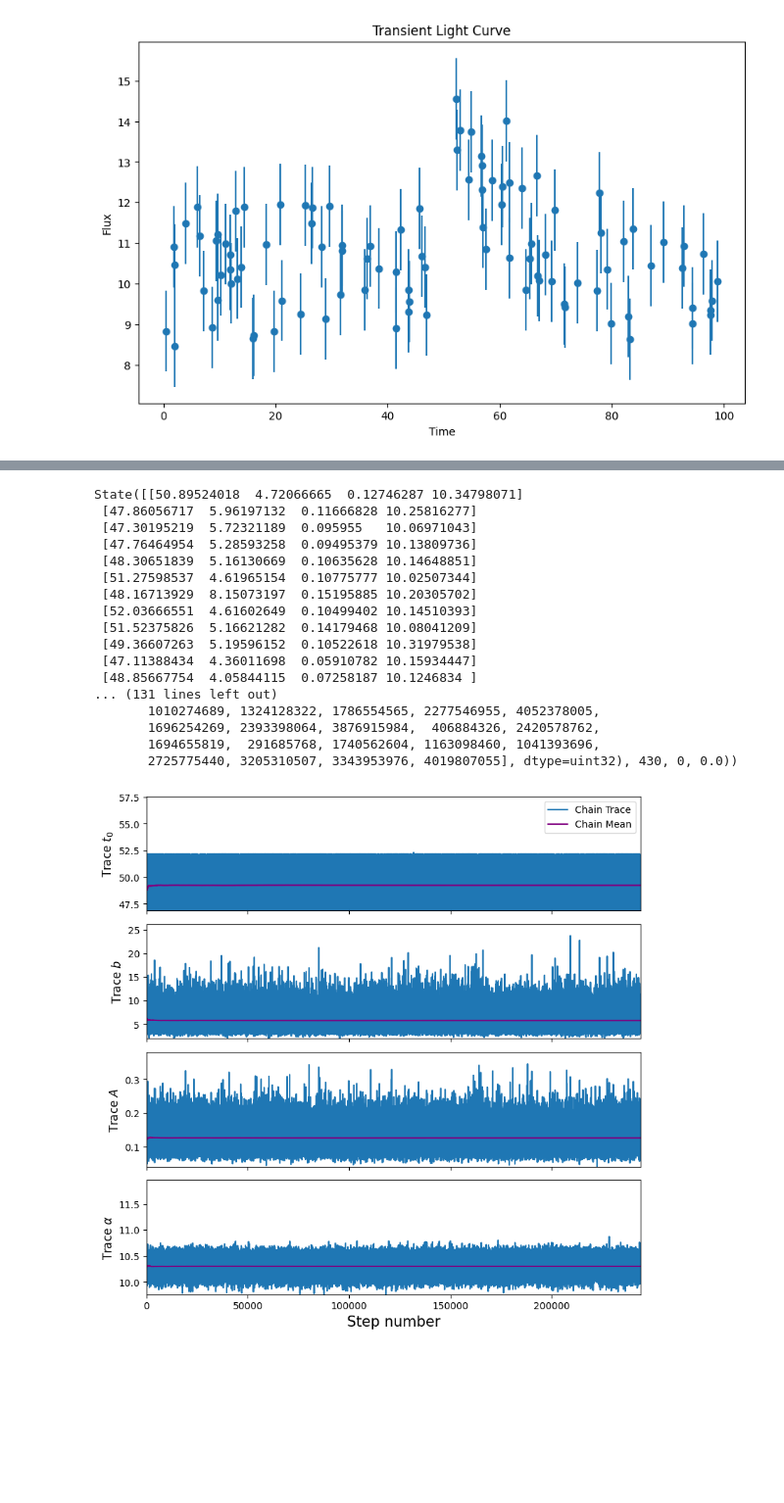
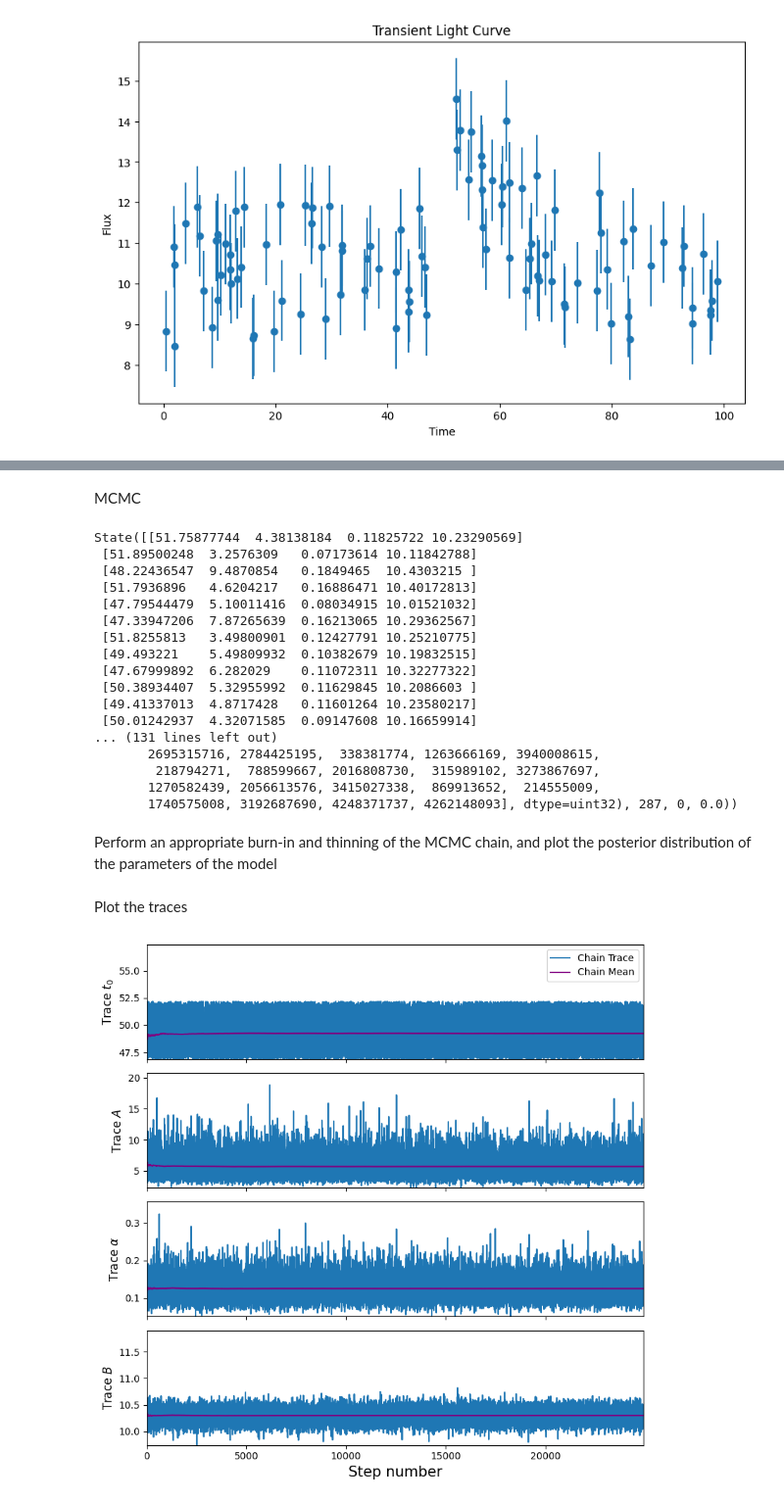
Before and after one commit to tgrisetti/astrostatistics_bicocca_2025, a Jupyter notebook: working/S11.ipynb, the cells around one changed output, grey strips where cells are left out. Shown at 98% size. Saved outputs shown, nothing was run; the diff lists cells and outputs as text; code cells hidden in the pictures; blank space fills up the shorter version.

```diff
--- a/working/S11.ipynb
+++ b/working/S11.ipynb
@@ -53,12 +55,14 @@ def Log_Prior(theta):
 
 def Log_Posterior(theta, data):
     return Log_Prior(theta) + Log_Likelihood(theta, data)
+# %% [markdown]
+MCMC
 # %%
 # MCMC
 
 ndim = 4  # number of parameters in the model
 nwalkers = 20  # number of MCMC walkers
-nsteps = 1000000  # number of MCMC steps to take
+nsteps = 100000  # number of MCMC steps to take
 
 # each walker needs a starting point in the parameter space, so we need to create an array of shape (nwalkers, ndim) that contains the starting points for each walker.
 
@@ -89,21 +93,23 @@ starting_guesses = theta_quick + 1e-1 * np.random.randn(nwalkers, ndim) #gaussia
 sampler = emcee.EnsembleSampler(nwalkers, ndim, Log_Posterior, args=[data])
 sampler.run_mcmc(starting_guesses, nsteps, progress=True)
 # %% [output]
-State([[50.89524018  4.72066665  0.12746287 10.34798071]
- [47.86056717  5.96197132  0.11666828 10.25816277]
- [47.30195219  5.72321189  0.095955   10.06971043]
- [47.76464954  5.28593258  0.09495379 10.13809736]
- [48.30651839  5.16130669  0.10635628 10.14648851]
- [51.27598537  4.61965154  0.10775777 10.02507344]
- [48.16713929  8.15073197  0.15195885 10.20305702]
- [52.03666551  4.61602649  0.10499402 10.14510393]
- [51.52375826  5.16621282  0.14179468 10.08041209]
- [49.36607263  5.19596152  0.10522618 10.31979538]
- [47.11388434  4.36011698  0.05910782 10.15934447]
- [48.85667754  4.05844115  0.07258187 10.1246834 ]
+State([[51.75877744  4.38138184  0.11825722 10.23290569]
+ [51.89500248  3.2576309   0.07173614 10.11842788]
+ [48.22436547  9.4870854   0.1849465  10.4303215 ]
+ [51.7936896   4.6204217   0.16886471 10.40172813]
+ [47.79544479  5.10011416  0.08034915 10.01521032]
+ [47.33947206  7.87265639  0.16213065 10.29362567]
+ [51.8255813   3.49800901  0.12427791 10.25210775]
+ [49.493221    5.49809932  0.10382679 10.19832515]
+ [47.67999892  6.282029    0.11072311 10.32277322]
+ [50.38934407  5.32955992  0.11629845 10.2086603 ]
+ [49.41337013  4.8717428   0.11601264 10.23580217]
+ [50.01242937  4.32071585  0.09147608 10.16659914]
 ... (131 lines left out)
-       1010274689, 1324128322, 1786554565, 2277546955, 4052378005,
-       1696254269, 2393398064, 3876915984,  406884326, 2420578762,
-       1694655819,  291685768, 1740562604, 1163098460, 1041393696,
-       2725775440, 3205310507, 3343953976, 4019807055], dtype=uint32), 430, 0, 0.0))
+       2695315716, 2784425195,  338381774, 1263666169, 3940008615,
+        218794271,  788599667, 2016808730,  315989102, 3273867697,
+       1270582439, 2056613576, 3415027338,  869913652,  214555009,
+       1740575008, 3192687690, 4248371737, 4262148093], dtype=uint32), 287, 0, 0.0))
+# %% [markdown]
+Perform an appropriate burn-in and thinning of the MCMC chain, and plot the posterior distribution of the parameters of the model
 # %%
@@ -116,27 +122,29 @@ emcee_trace = sampler.get_chain(discard=burn_in, thin=thin, flat=True)
+# %% [markdown]
+Plot the traces
 # %%
-# Plot the traces
+
 M = emcee_trace.shape[0]
 
 fig, axes = plt.subplots(ndim, 1, figsize=(8, 2 * ndim), sharex=True)
 
 xgrid = np.linspace(1, M, M)
 
 #cumulative mean to see if the chain is converging
 meanC = np.array([np.cumsum(emcee_trace[:, i]) / (np.arange(M) + 1) for i in range(ndim)])
 
 # traces
-labels = [r'$t_0$', r'$b$', r'$A$', r'$\alpha$']
+labels = [r'$t_0$', r'$A$', r'$\alpha$', r'$B$']
 for i in range(ndim):
     axes[i].plot(xgrid, emcee_trace[:, i], label='Chain Trace')
     axes[i].plot(xgrid, meanC[i], color='purple', label='Chain Mean')
 
     axes[i].set_ylabel(f'Trace {labels[i]}', fontsize=12)
     axes[i].axis([0, M, np.min(emcee_trace[:, i]), 1.1 * np.max(emcee_trace[:, i])])
     axes[0].legend(fontsize=10, loc='upper right')
 
 plt.xlabel('Step number', fontsize=15)
 
 plt.tight_layout()
 plt.show()
 # %% [output]
-[figure, old version]
+[figure, new version]
```
Also changed, not shown: parts of 11 cells of this notebook.
